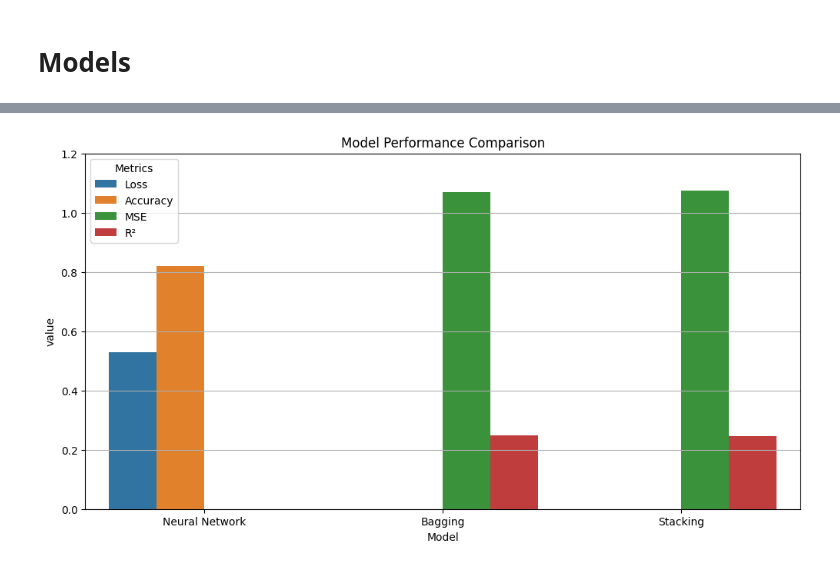
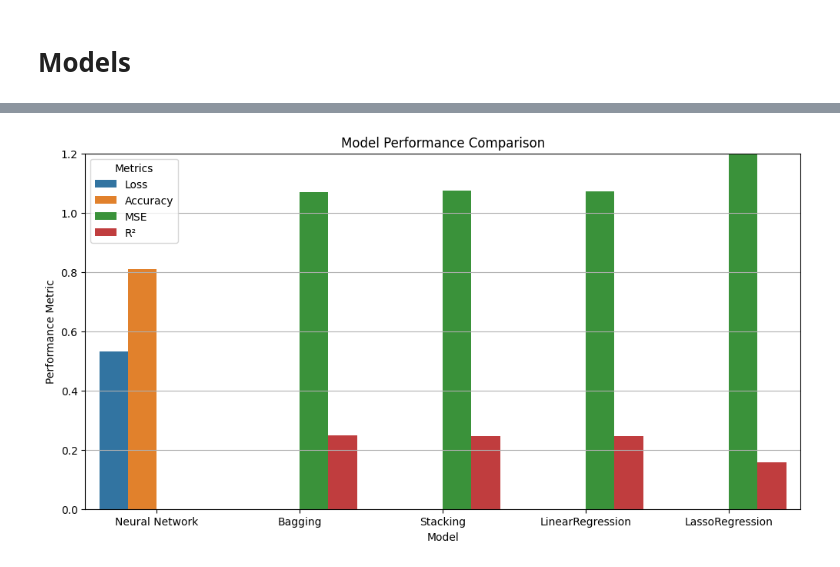
Before and after one commit to Soranikki/Weather-Prediction, a Jupyter notebook: weather-prediction.ipynb, the cells around one changed output, grey strips where cells are left out. Saved outputs shown, nothing was run; the diff lists cells and outputs as text; code cells hidden in the pictures.

```diff
--- a/weather-prediction.ipynb
+++ b/weather-prediction.ipynb
@@ -155,34 +212,34 @@ Stacking Model MSE: 1.0738178882941931
 Stacking Model R²: 0.24573562516635428
 # %%
 # Metrics
-models = ['Neural Network', 'Bagging', 'Stacking']
-loss = [0.5285, None, None]  # Only NN has loss
-accuracy = [0.8191, None, None]  # Only NN has accuracy
-mse = [None, 1.0702, 1.0738]  # MSE for Bagging and Stacking
-r2 = [None, 0.2483, 0.2457]  # R² for Bagging and Stacking
+models = ['Neural Network', 'Bagging', 'Stacking', 'LinearRegression', 'LassoRegression']
+loss = [0.5306249856948853, None, None, None, None]  # Only NN has loss
+accuracy = [0.80887371301651, None, None, None, None]  # Only NN has accuracy
+mse = [None, 1.0702309521578144, 1.0738178882941931, 1.0721, 1.1977]  # MSE for Bagging and Stacking
+r2 = [None, 0.24825513817872513, 0.24573562516635428, 0.2469, 0.1587]  # R² for Bagging and Stacking
 
 metrics = pd.DataFrame({
     'Model': models,
     'Loss': loss,
     'Accuracy': accuracy,
     'MSE': mse,
     'R²': r2
 })
 
 # Melt the DataFrame to long format for easier plotting
 metrics_melted = metrics.melt(id_vars='Model', value_vars=['Loss', 'Accuracy', 'MSE', 'R²'])
 
 # Create a bar plot
 plt.figure(figsize=(12, 6))
 sns.barplot(x='Model', y='value', hue='variable', data=metrics_melted)
 
 # Customize the plot
 plt.title('Model Performance Comparison')
 plt.ylabel('Performance Metric')
 plt.xlabel('Model')
 plt.ylim(0, 1.2)
 plt.legend(title='Metrics')
 plt.grid(axis='y')
 plt.show()
 # %% [output]
-[figure, old version]
+[figure, new version]
```
Also changed, not shown: parts of 17 cells of this notebook, 2 other files.
